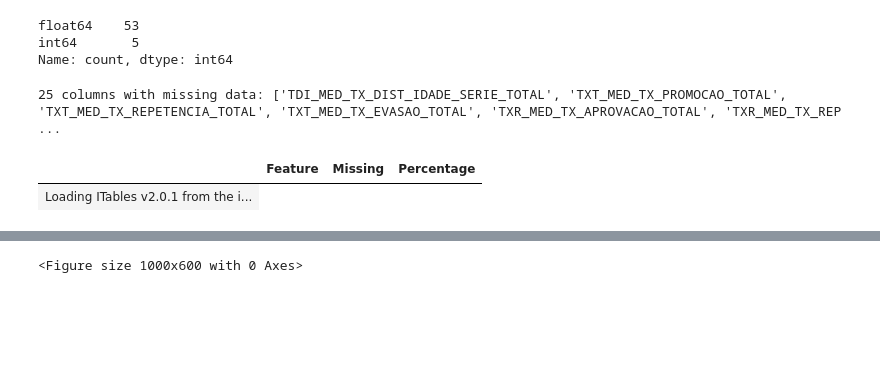
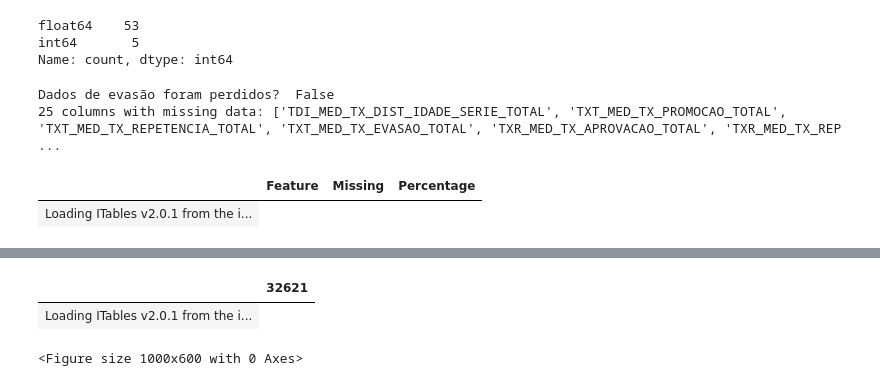
Before and after one commit to gabriel-a-b-gomes/MC906, a Jupyter notebook: notebooks/data_analysis.ipynb, the cells around one changed output, grey strips where cells are left out. Drawn from its saved outputs; the diff is of its cells as text; code cells hidden in the pictures; blank space fills up the shorter version.

Commit message:
feat: add final complete data

```diff
--- a/notebooks/data_analysis.ipynb
+++ b/notebooks/data_analysis.ipynb
@@ -77,12 +67,14 @@ df_missing.sort_values(by="Percentage", ascending=False, inplace=True)
 columns_with_missing_data = df_missing[df_missing["Percentage"] != 0][
     "Feature"
 ].tolist()
+print("Dados de evasão foram perdidos? ", "EVASAO" in columns_with_missing_data)
 print(
     f"{len(columns_with_missing_data)} columns with missing data: {columns_with_missing_data}"
 )
 
 show(df_missing)
 # %% [output]
+Dados de evasão foram perdidos?  False
 25 columns with missing data: ['TDI_MED_TX_DIST_IDADE_SERIE_TOTAL', 'TXT_MED_TX_PROMOCAO_TOTAL', 'TXT_MED_TX_REPETENCIA_TOTAL', 'TXT_MED_TX_EVASAO_TOTAL', 'TXR_MED_TX_APROVACAO_TOTAL', 'TXR_MED_TX_REP ...
 |  | Feature | Missing | Percentage |
 | Loading ITables v2.0.1 from the i... |
@@ -111,6 +103,15 @@ show(metrics_dict["total"])
 # %% [output]
 |  | UF_CODE | CO_MUNICIPIO | TXT_FUN_TX_PROMOCAO_TOTAL | TXT_MED_TX_PROMOCAO_TOTAL | TXT_FUN_TX_REPETENCIA_TOTAL | ... |
 | Loading ITables v2.0.1 from the i... | ... |
+# %%
+show(
+    final_total_total_data.loc[
+        final_total_total_data["TXR_MED_TX_REPROVACAO_TOTAL"].idxmax()
+    ]
+)
+# %% [output]
+|  | 32621 |
+| Loading ITables v2.0.1 from the i... |
 # %%
 # Plot the metrics to compare the data from Fundamental and High School
 FUN_COLOR = "#0CABA8"
```
Also changed, not shown: parts of 2 cells of this notebook, 2 other files.
